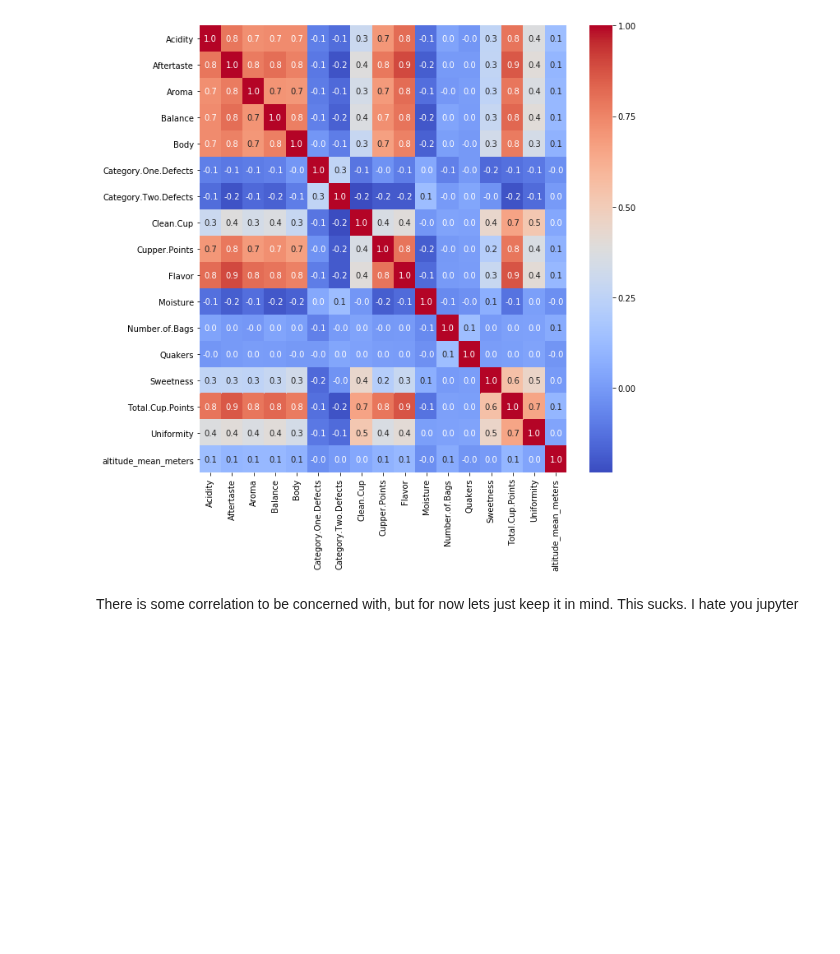
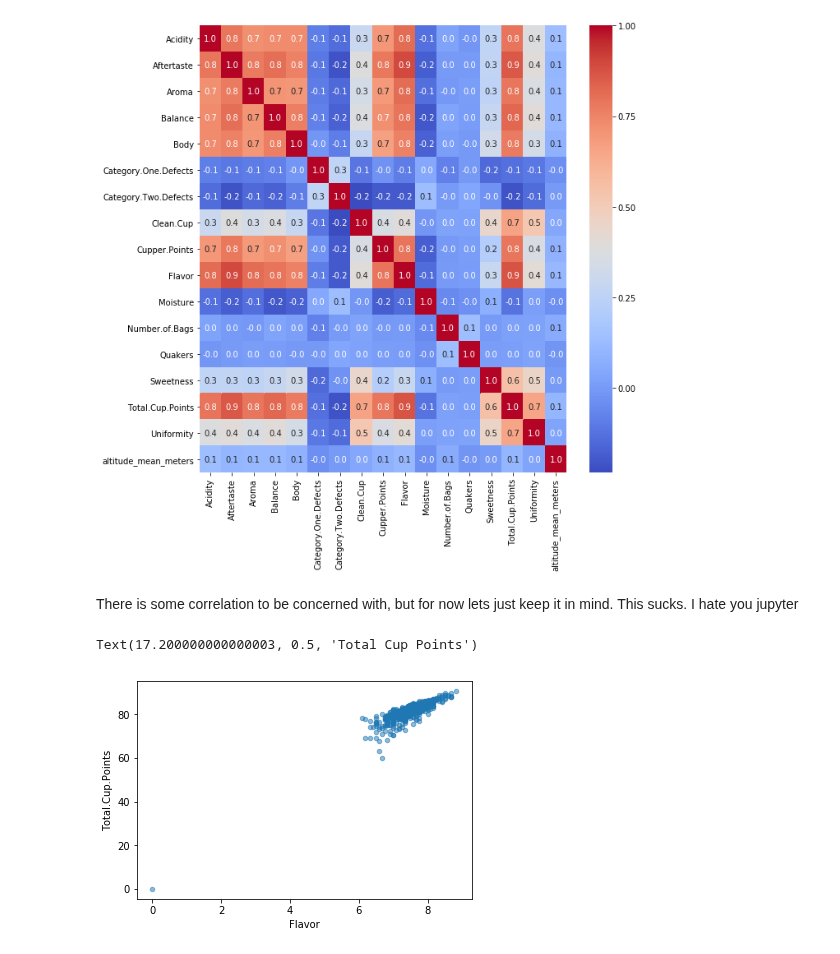
Before and after one commit to Landcruiser87/Cadc_7331_Project, a Jupyter notebook: analysis/coffeeandy.ipynb, the cells around one changed output. Cells and saved outputs as stored; diff of their text form; code cells hidden in the pictures; blank space fills up the shorter version.

```diff
--- a/analysis/coffeeandy.ipynb
+++ b/analysis/coffeeandy.ipynb
@@ -273,3 +275,16 @@ sns.heatmap(corr, cmap="coolwarm", annot=True, fmt=".1f",
 # %% [markdown]
 There is some correlation to be concerned with, but for now lets just keep it in mind.
 This sucks.  I hate you jupyter
+# %%
+wax = (df_comb
+    .plot
+    .scatter(x='Flavor',
+             y='Total.Cup.Points',
+             # s=10*df_comb['Total.Cup.Points'],
+             alpha=.5))
+ax.set_title('Total Cup Points vs Flavor')
+ax.set_xlabel('Flavor')
+ax.set_ylabel('Total Cup Points')
+# %% [output]
+Text(17.200000000000003, 0.5, 'Total Cup Points')
+[figure, added]
```
Also changed, not shown: parts of 3 cells of this notebook, 1 other file.
